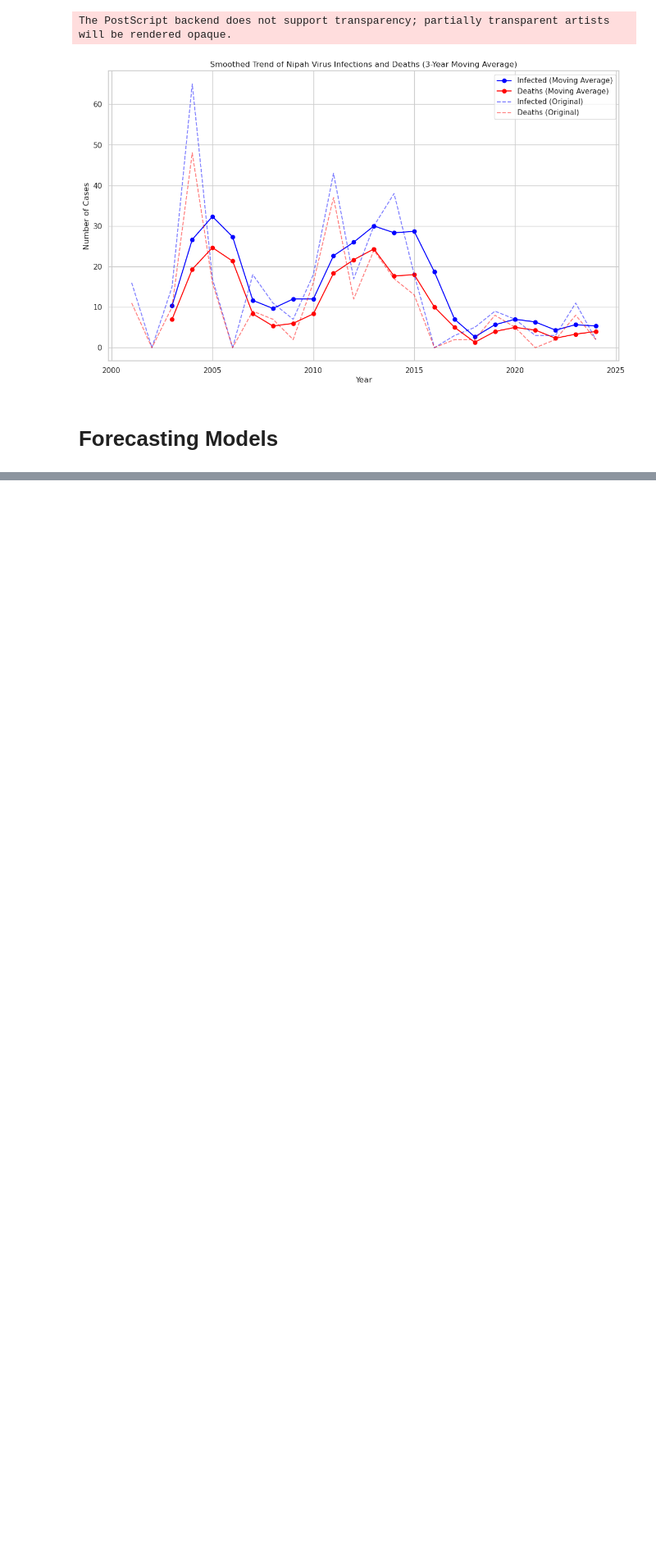
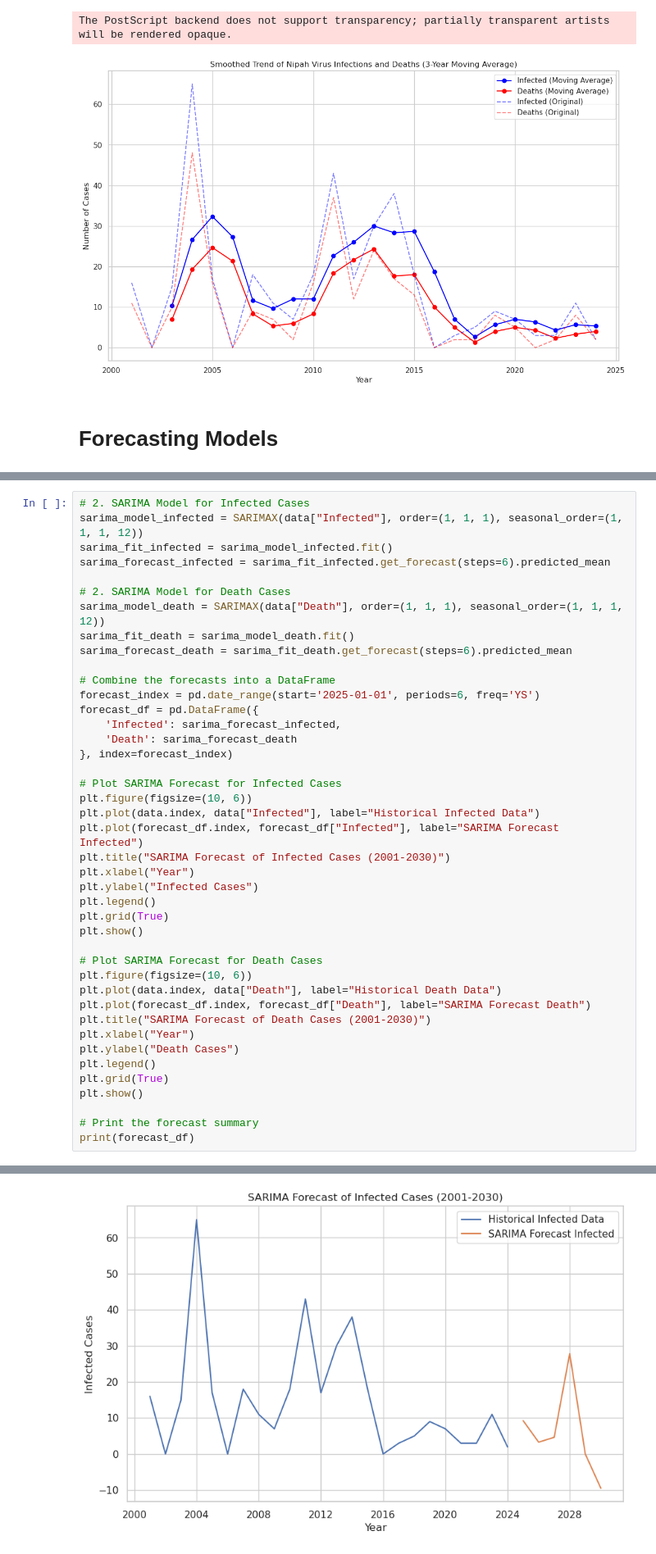
Before and after one commit to awnonbhowmik/NiV-Data-Analysis, a Jupyter notebook: analysis3.ipynb, the cells around one changed output, grey strips where cells are left out. Shown at 82% size. Saved outputs shown, nothing was run; the diff lists cells and outputs as text; blank space fills up the shorter version.

Commit message:
added plots and summary to models

```diff
--- a/analysis3.ipynb
+++ b/analysis3.ipynb
@@ -869,0 +796,43 @@ prophet_model.plot(prophet_forecast)
+# %%
+# 2. SARIMA Model for Infected Cases
+sarima_model_infected = SARIMAX(data["Infected"], order=(1, 1, 1), seasonal_order=(1, 1, 1, 12))
+sarima_fit_infected = sarima_model_infected.fit()
+sarima_forecast_infected = sarima_fit_infected.get_forecast(steps=6).predicted_mean
+
+# 2. SARIMA Model for Death Cases
+sarima_model_death = SARIMAX(data["Death"], order=(1, 1, 1), seasonal_order=(1, 1, 1, 12))
+sarima_fit_death = sarima_model_death.fit()
+sarima_forecast_death = sarima_fit_death.get_forecast(steps=6).predicted_mean
+
+# Combine the forecasts into a DataFrame
+forecast_index = pd.date_range(start='2025-01-01', periods=6, freq='YS')
+forecast_df = pd.DataFrame({
+    'Infected': sarima_forecast_infected,
+    'Death': sarima_forecast_death
+}, index=forecast_index)
+
+# Plot SARIMA Forecast for Infected Cases
+plt.figure(figsize=(10, 6))
+plt.plot(data.index, data["Infected"], label="Historical Infected Data")
+plt.plot(forecast_df.index, forecast_df["Infected"], label="SARIMA Forecast Infected")
+plt.title("SARIMA Forecast of Infected Cases (2001-2030)")
+plt.xlabel("Year")
+plt.ylabel("Infected Cases")
+plt.legend()
+plt.grid(True)
+plt.show()
+
+# Plot SARIMA Forecast for Death Cases
+plt.figure(figsize=(10, 6))
+plt.plot(data.index, data["Death"], label="Historical Death Data")
+plt.plot(forecast_df.index, forecast_df["Death"], label="SARIMA Forecast Death")
+plt.title("SARIMA Forecast of Death Cases (2001-2030)")
+plt.xlabel("Year")
+plt.ylabel("Death Cases")
+plt.legend()
+plt.grid(True)
+plt.show()
+
+# Print the forecast summary
+print(forecast_df)
+# %% [output]
@@ -869,0 +892 @@ prophet_model.plot(prophet_forecast)
+[figure, added]
```
Also changed, not shown: parts of 16 cells of this notebook, 20 other files.
